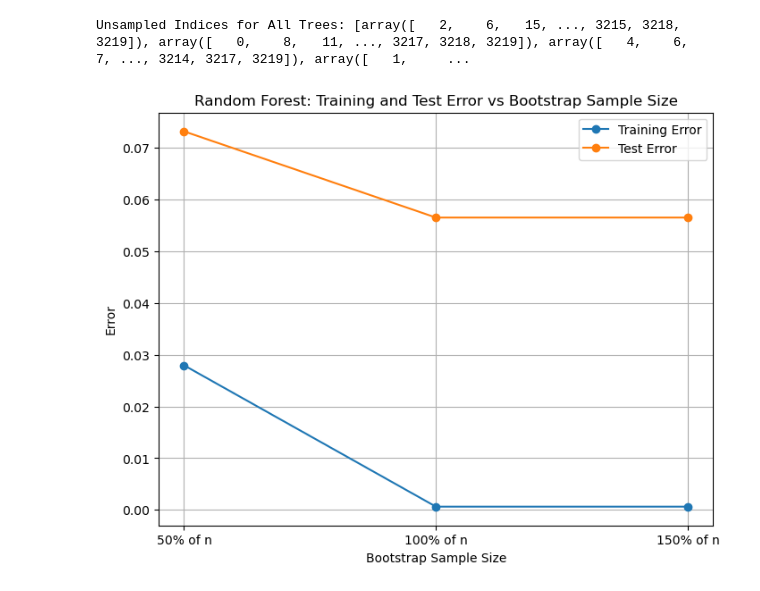
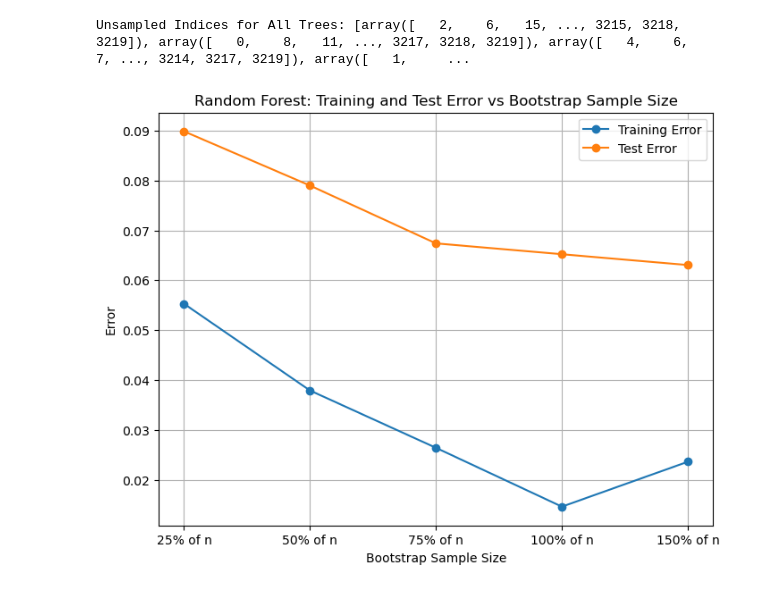
Before and after one commit to ranveerdhir/ML, a Jupyter notebook: Data mining/Random_forest.ipynb, the cells around one changed output. Drawn from its saved outputs; the diff is of its cells as text; code cells hidden in the pictures.

```diff
--- a/Data mining/Random_forest.ipynb
+++ b/Data mining/Random_forest.ipynb
@@ -103,30 +103,46 @@ print("Unsampled Indices for All Trees:", unsampled_indices_for_all_trees)
 Unsampled Indices for All Trees: [array([   2,    6,   15, ..., 3215, 3218, 3219]), array([   0,    8,   11, ..., 3217, 3218, 3219]), array([   4,    6,    7, ..., 3214, 3217, 3219]), array([   1,     ...
 # %%
 # Experiment with different sample sizes (n')
-sample_sizes = [int(0.5 * X_train.shape[0]), X_train.shape[0], int(1.5 * X_train.shape[0])]  # 50%, 100%, 150% of training size
+sample_sizes = [
+    int(0.25 * X_train.shape[0]),
+    int(0.50 * X_train.shape[0]),
+    int(0.75 * X_train.shape[0]),
+    X_train.shape[0],
+    int(1.5 * X_train.shape[0])  # Allow for oversampling
+]
 train_errors_sample = []
 test_errors_sample = []
 
 for n_samples_bootstrap in sample_sizes:
+    # Ensure the sample size does not exceed the training data size
+    sampled_indices = np.random.choice(
+        X_train.shape[0], size=min(n_samples_bootstrap, X_train.shape[0]), replace=True
+    )
+    X_train_sample = X_train[sampled_indices]
+    y_train_sample = y_train[sampled_indices]
+
     rf = RandomForestClassifier(n_estimators=100, random_state=42, bootstrap=False)
-    rf.fit(X_train[:n_samples_bootstrap], y_train[:n_samples_bootstrap])
+    rf.fit(X_train_sample, y_train_sample)
     y_train_pred = rf.predict(X_train)
     y_test_pred = rf.predict(X_test)
     train_errors_sample.append(1 - accuracy_score(y_train, y_train_pred))
     test_errors_sample.append(1 - accuracy_score(y_test, y_test_pred))
 
+# Generate matching labels for x-axis
+x_labels = ["25% of n", "50% of n", "75% of n", "100% of n", "150% of n"]
+
 # Plot training and test errors for different sample sizes
 plt.figure(figsize=(8, 6))
-plt.plot(["50% of n", "100% of n", "150% of n"], train_errors_sample, label="Training Error", marker='o')
-plt.plot(["50% of n", "100% of n", "150% of n"], test_errors_sample, label="Test Error", marker='o')
+plt.plot(x_labels, train_errors_sample, label="Training Error", marker='o')
+plt.plot(x_labels, test_errors_sample, label="Test Error", marker='o')
 plt.title("Random Forest: Training and Test Error vs Bootstrap Sample Size")
 plt.xlabel("Bootstrap Sample Size")
 plt.ylabel("Error")
 plt.legend()
 plt.grid()
 plt.show()
 # %% [output]
-[figure, old version]
+[figure, new version]
 # %%
 print(X_train.shape[0])
 # %% [output]
```
Also changed, not shown: parts of 2 cells of this notebook.
